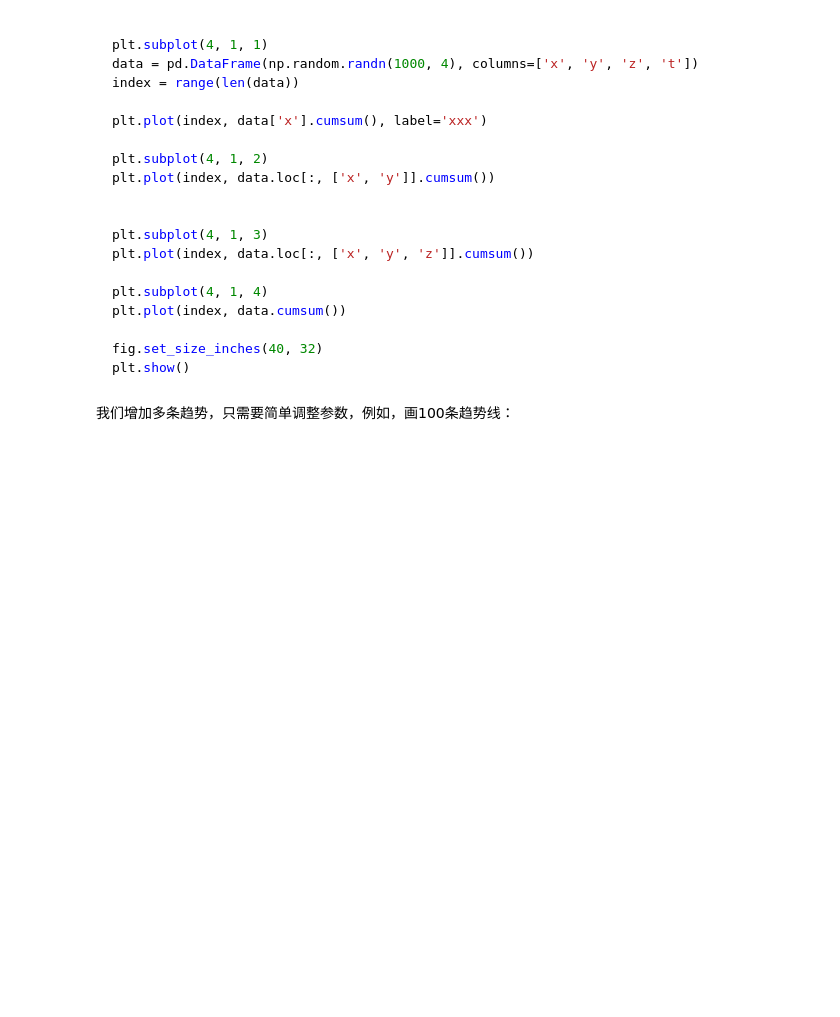
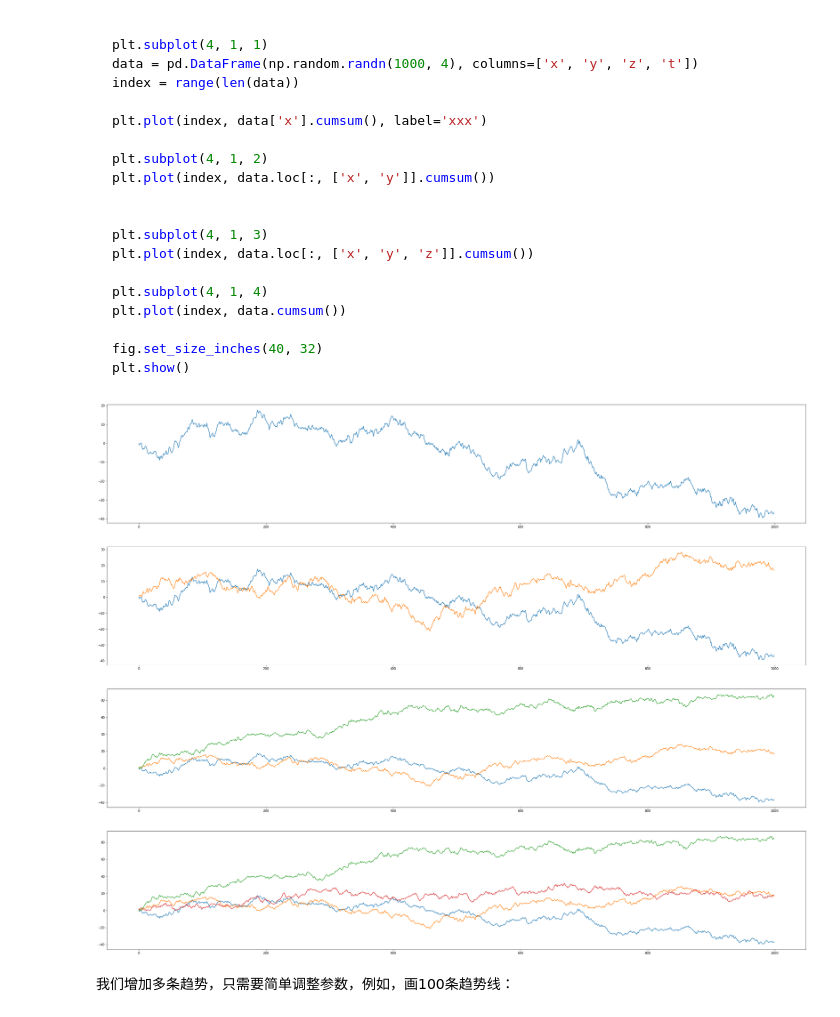
Before and after one commit to hq3009/data-analysis-with-python, a Jupyter notebook: notebooks/01-02_figure.ipynb, the cells around one changed output. Drawn from its saved outputs; the diff is of its cells as text; code cells hidden in the pictures; blank space fills up the shorter version.

````diff
--- a/notebooks/01-02_figure.ipynb
+++ b/notebooks/01-02_figure.ipynb
@@ -30,6 +30,35 @@ plt.plot(index, data.cumsum())
 fig.set_size_inches(40, 32)
 plt.show()
 ```
+# %%
+
+# 画趋势图
+import matplotlib.pyplot as plt
+import numpy as np
+import pandas as pd
+
+fig, ax = plt.subplots()
+
+plt.subplot(4, 1, 1)
+data = pd.DataFrame(np.random.randn(1000, 4), columns=['x', 'y', 'z', 't'])
+index = range(len(data))
+
+plt.plot(index, data['x'].cumsum(), label='xxx')
+
+plt.subplot(4, 1, 2)
+plt.plot(index, data.loc[:, ['x', 'y']].cumsum())
+
+
+plt.subplot(4, 1, 3)
+plt.plot(index, data.loc[:, ['x', 'y', 'z']].cumsum())
+
+plt.subplot(4, 1, 4)
+plt.plot(index, data.cumsum())
+
+fig.set_size_inches(40, 32)
+plt.show()
+# %% [output]
+[figure, added]
 # %% [markdown]
 我们增加多条趋势，只需要简单调整参数，例如，画100条趋势线：
 # %%
````
Also changed, not shown: parts of 2 cells of this notebook, 7 other files.
